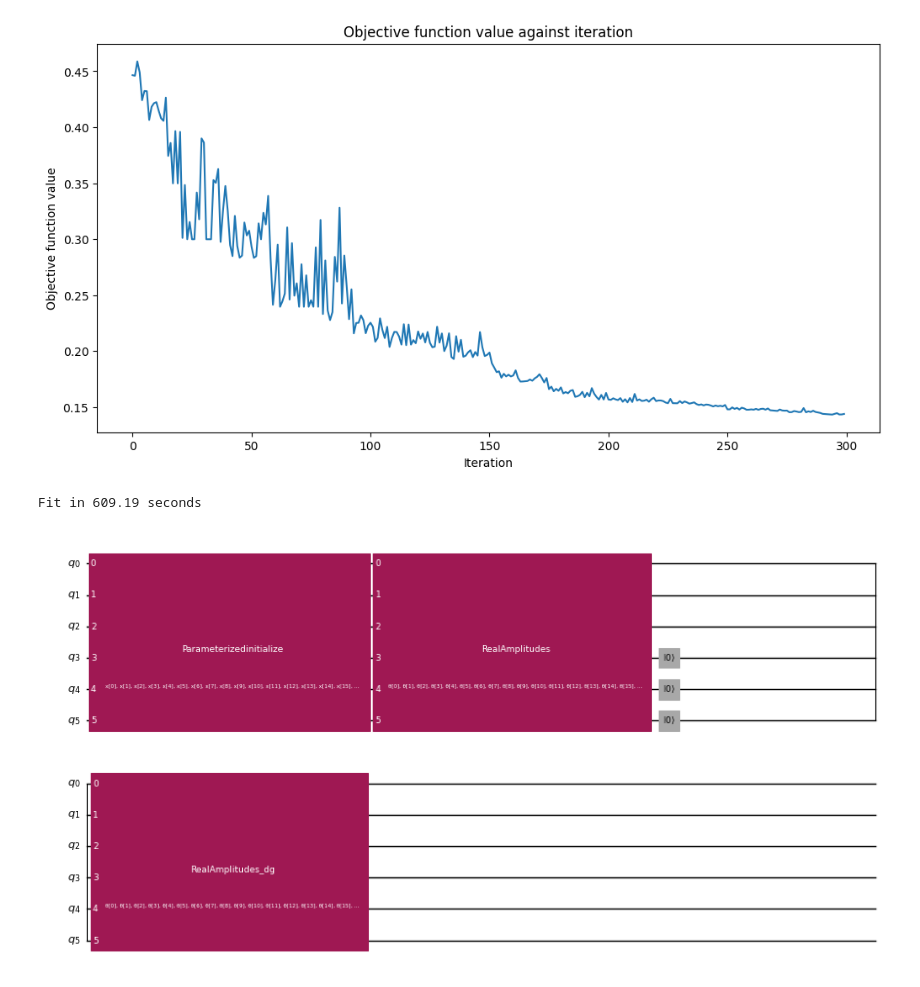
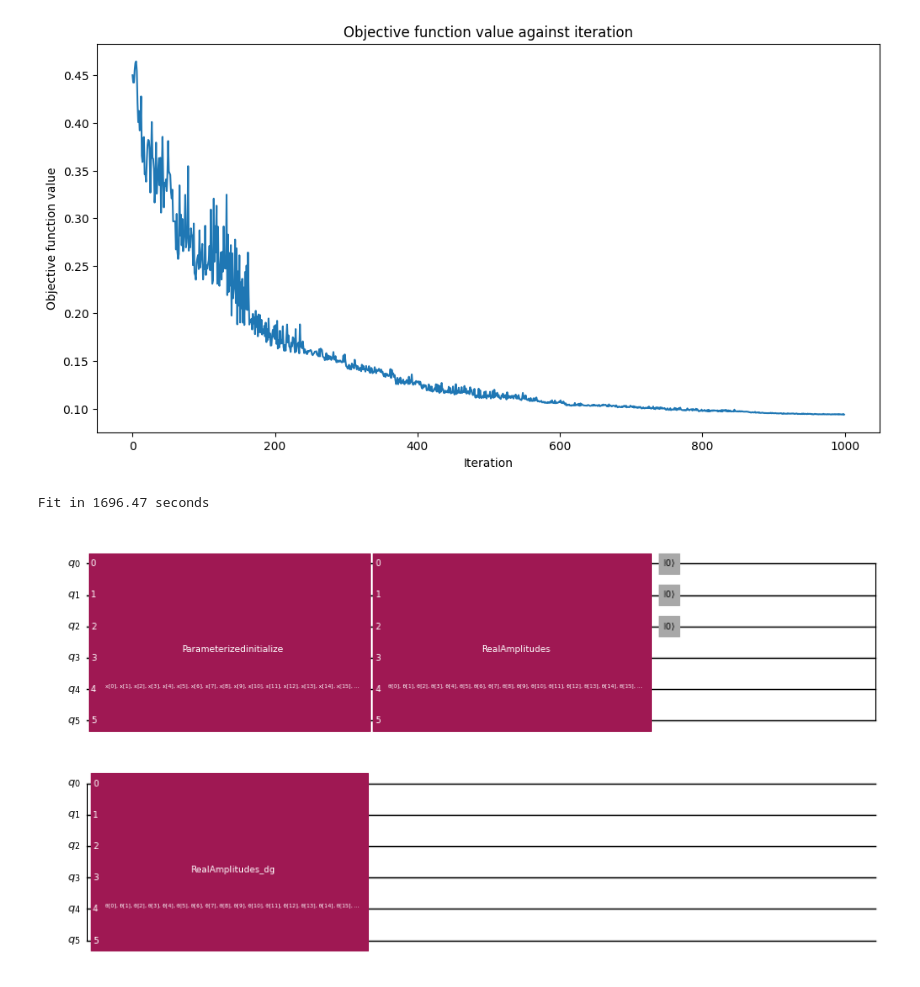
Before and after one commit to qDNA-yonsei/qdna-examples, a Jupyter notebook: compression/qiskit_qae.ipynb, the cells around one changed output. Saved outputs shown, nothing was run; the diff lists cells and outputs as text; code cells hidden in the pictures.

```diff
--- a/compression/qiskit_qae.ipynb
+++ b/compression/qiskit_qae.ipynb
@@ -35,7 +36,7 @@ test_images = np.concatenate([test_samples for _, test_samples in test_input.ite
 test_labels = np.concatenate([[test_label] * len(test_samples) for test_label, test_samples in test_input.items()])
 # %%
 def ansatz(num_qubits):
-    return RealAmplitudes(num_qubits, reps=5)
+    return RealAmplitudes(num_qubits, reps=9)
 # %%
 num_latent = 3
 num_trash = 3
@@ -108,7 +114,7 @@ def cost_func_digits(params_values):
 # %%
 initial_point = algorithm_globals.random.random(ae.num_parameters)
 # %%
-opt = COBYLA(maxiter=300)
+opt = COBYLA(maxiter=1000)
 # opt = ADAM(maxiter=300)
 
 objective_func_vals = []
@@ -120,41 +126,37 @@ opt_result = opt.minimize(fun=cost_func_digits, x0=initial_point)
 elapsed = time.time() - start
 print(f"Fit in {elapsed:0.2f} seconds")
 # %% [output]
-[figure, old version]
+[figure, new version]
-Fit in 609.19 seconds
+Fit in 1696.47 seconds
 # %%
 # Utility functions.
-def calc_fidelity(state1, state2):
-    bra = np.conj(state1)
-    ket = state2
-
-    return np.power(np.abs(bra.dot(ket)), 2)
 
 def plot_digits(vectors, num_data_qubits, text=''):
     import matplotlib.pyplot as plt
     _dpi = 96
     matrix_dim_1 = 2**(int(np.ceil(num_data_qubits/2)))
     matrix_dim_2 = 2**(int(np.floor(num_data_qubits/2)))
 
     ncols = len(vectors)
     _, axes = plt.subplots(nrows=1, ncols=ncols, figsize=(ncols*10*matrix_dim_1/_dpi, 10*matrix_dim_2/_dpi), dpi=_dpi)
     for ax, vector in zip(axes, vectors):
         ax.set_axis_off()
         image = vector.reshape(matrix_dim_1, matrix_dim_2)
         ax.imshow(image, cmap=plt.cm.gray, interpolation='none')
 
     plt.show()
 
 # Test
 ansatz_qc = ansatz(num_latent + num_trash)
 
 test_qc = QuantumCircuit(num_latent + num_trash)
 test_qc = test_qc.compose(fm)
 test_qc = test_qc.compose(ansatz_qc)
-test_qc.reset(range(num_qubits-num_trash, num_qubits))
+#test_qc.reset(range(num_qubits-num_trash, num_qubits))
+test_qc.reset(range(0, num_trash))
 test_qc = test_qc.compose(ansatz_qc.inverse())
 
 test_qc.draw('mpl', scale=0.5, style="iqp")
 # %% [output]
-[figure, old version]
+[figure, new version]
 # %%
```
Also changed, not shown: parts of 8 cells of this notebook, 1 other file.
